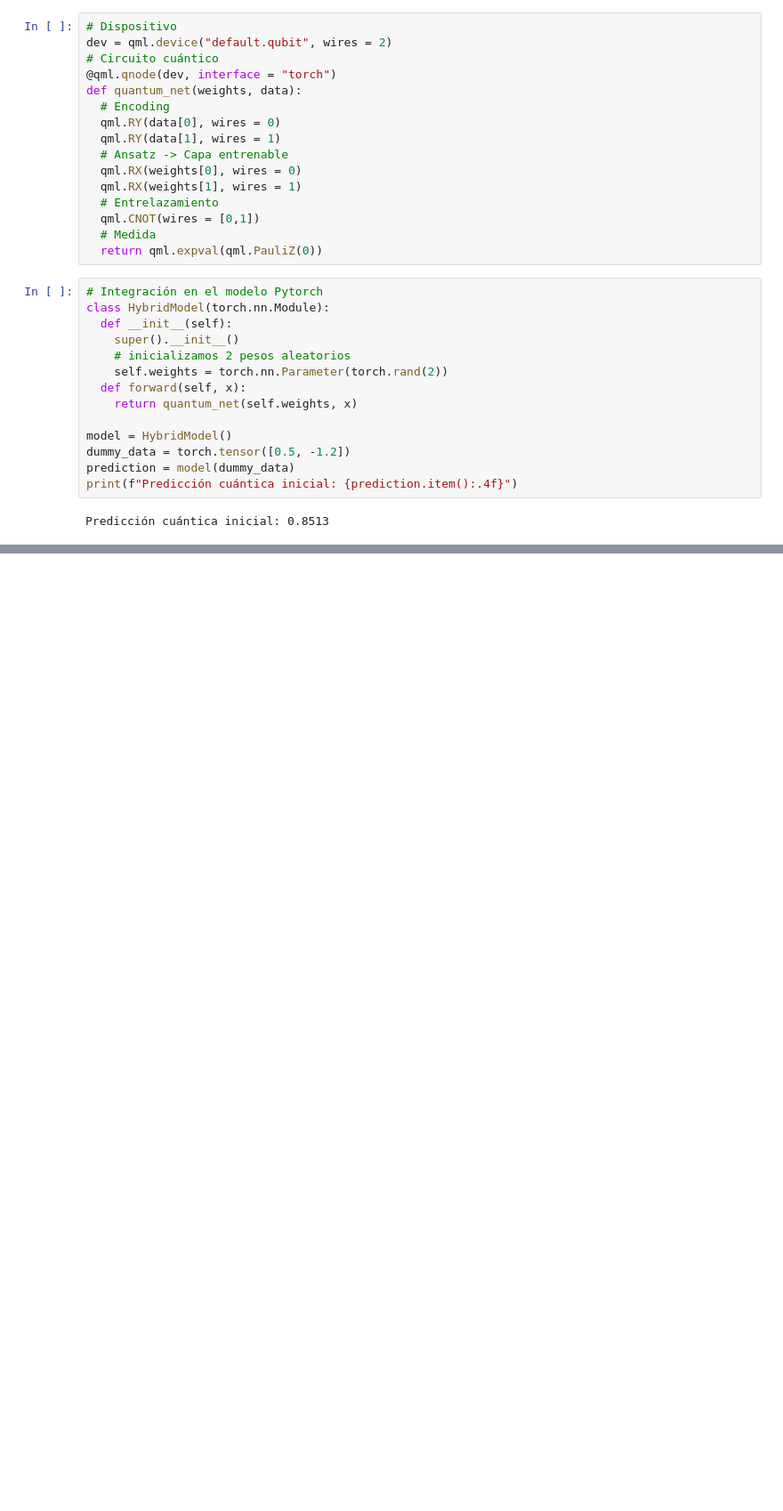
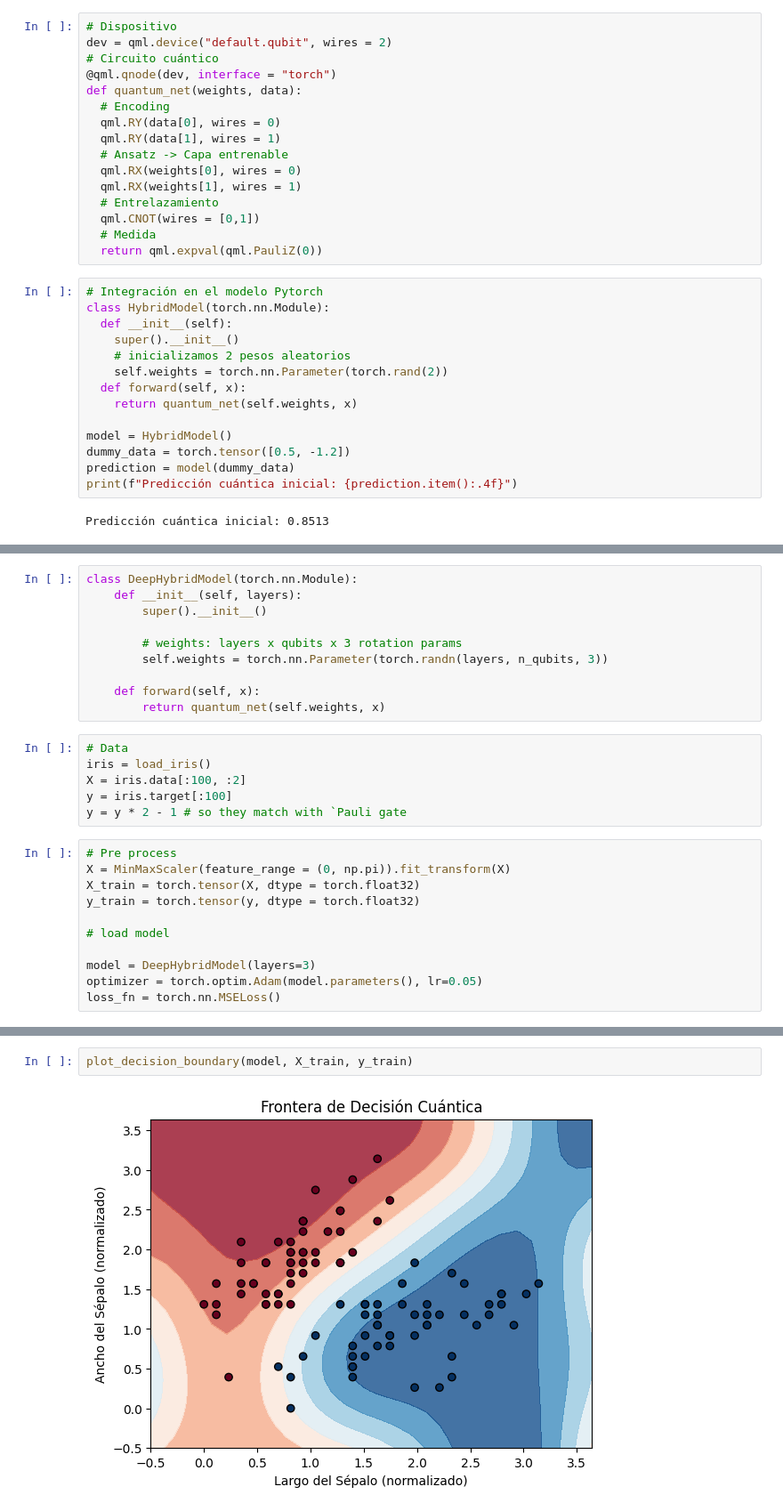
Before and after one commit to PilarAriasVazquez/Quantum-Machine-Learning, a Jupyter notebook: VQC.ipynb, the cells around one changed output, grey strips where cells are left out. Shown at 89% size. Saved outputs shown, nothing was run; the diff lists cells and outputs as text; blank space fills up the shorter version.

```diff
--- a/VQC.ipynb
+++ b/VQC.ipynb
@@ -67,0 +172,27 @@ Predicción cuántica inicial: 0.8513
+# %%
+class DeepHybridModel(torch.nn.Module):
+    def __init__(self, layers):
+        super().__init__()
+
+        # weights: layers x qubits x 3 rotation params
+        self.weights = torch.nn.Parameter(torch.randn(layers, n_qubits, 3))
+
+    def forward(self, x):
+        return quantum_net(self.weights, x)
+# %%
+# Data
+iris = load_iris()
+X = iris.data[:100, :2]
+y = iris.target[:100]
+y = y * 2 - 1 # so they match with `Pauli gate
+# %%
+# Pre process
+X = MinMaxScaler(feature_range = (0, np.pi)).fit_transform(X)
+X_train = torch.tensor(X, dtype = torch.float32)
+y_train = torch.tensor(y, dtype = torch.float32)
+
+# load model
+
+model = DeepHybridModel(layers=3)
+optimizer = torch.optim.Adam(model.parameters(), lr=0.05)
+loss_fn = torch.nn.MSELoss()
@@ -67,0 +228,4 @@ Predicción cuántica inicial: 0.8513
+# %%
+plot_decision_boundary(model, X_train, y_train)
+# %% [output]
+[figure, added]
```
Also changed, not shown: parts of 14 cells of this notebook.
